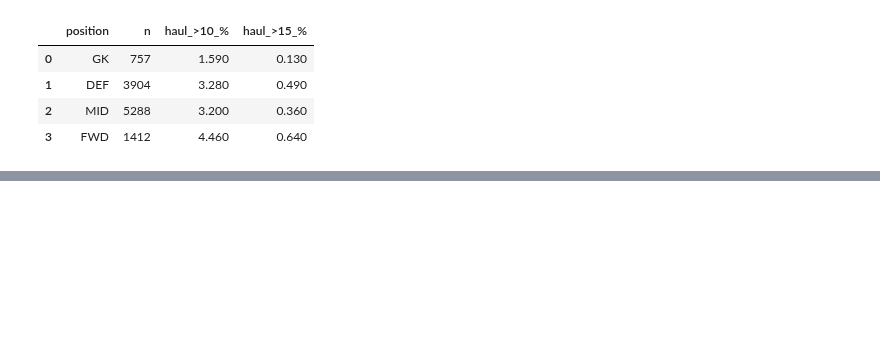
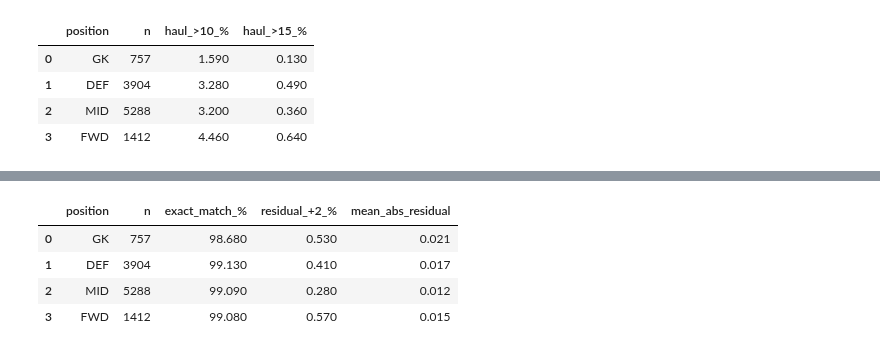
Before and after one commit to gisaf22/fpl-intelligence, a Jupyter notebook: research/foundation/structure/target.ipynb, the cells around one changed output, grey strips where cells are left out. Saved outputs shown, nothing was run; the diff lists cells and outputs as text; code cells hidden in the pictures; blank space fills up the shorter version.

```diff
--- a/research/foundation/structure/target.ipynb
+++ b/research/foundation/structure/target.ipynb
@@ -249 +295,68 @@ display(hauls)
+# %%
+from domain.fpl_scoring import (
+    FULL_APPEARANCE_MIN_MINUTES, FULL_APPEARANCE_POINTS, SHORT_APPEARANCE_POINTS,
+    GOAL_POINTS_GK, GOAL_POINTS_DEF, GOAL_POINTS_MID, GOAL_POINTS_FWD,
+    ASSIST_POINTS,
+    CLEAN_SHEET_POINTS_GK, CLEAN_SHEET_POINTS_DEF, CLEAN_SHEET_POINTS_MID, CLEAN_SHEET_POINTS_FWD,
+    GOALS_CONCEDED_PER_PENALTY, GOALS_CONCEDED_PENALTY_POINTS,
+    GK_SAVES_PER_POINT, GK_PENALTY_SAVE_POINTS,
+    YELLOW_CARD_POINTS, RED_CARD_POINTS,
+    OWN_GOAL_POINTS, PENALTY_MISS_POINTS,
+    defensive_contribution_points,
+)
+
+GOAL_POINTS = {"GK": GOAL_POINTS_GK, "DEF": GOAL_POINTS_DEF, "MID": GOAL_POINTS_MID, "FWD": GOAL_POINTS_FWD}
+CLEAN_SHEET_POINTS = {"GK": CLEAN_SHEET_POINTS_GK, "DEF": CLEAN_SHEET_POINTS_DEF, "MID": CLEAN_SHEET_POINTS_MID, "FWD": CLEAN_SHEET_POINTS_FWD}
+
+position = df["position"]
+appearance_pts = np.where(df["minutes"] >= FULL_APPEARANCE_MIN_MINUTES, FULL_APPEARANCE_POINTS, SHORT_APPEARANCE_POINTS)
+goal_pts = df["goals_scored"] * position.map(GOAL_POINTS)
+assist_pts = df["assists"] * ASSIST_POINTS
+clean_sheet_pts = df["clean_sheets"] * position.map(CLEAN_SHEET_POINTS)
+conceded_pts = np.where(
+    position.isin(["GK", "DEF"]),
+    (df["goals_conceded"] // GOALS_CONCEDED_PER_PENALTY) * GOALS_CONCEDED_PENALTY_POINTS,
+    0,
+)
+save_pts = np.where(position == "GK", df["saves"] // GK_SAVES_PER_POINT, 0)
+penalty_save_pts = df["penalties_saved"] * GK_PENALTY_SAVE_POINTS
+discipline_pts = df["yellow_cards"] * YELLOW_CARD_POINTS + df["red_cards"] * RED_CARD_POINTS
+own_goal_pts = df["own_goals"] * OWN_GOAL_POINTS
+penalty_miss_pts = df["penalties_missed"] * PENALTY_MISS_POINTS
+
+# Defensive Contribution (2025/26): 2pts if the gameweek-summed
+# `defensive_contribution` count meets the position's CBIT/CBIRT threshold.
+# Exact for SGW rows; see the DGW caveat in the markdown above for the small
+# population of double-gameweek rows where this can disagree with FPL's
+# per-fixture-then-summed points.
+dc_pts = np.array([
+    defensive_contribution_points(pos, dc)
+    for pos, dc in zip(position, df["defensive_contribution"])
+])
+
+reconstructed = (
+    appearance_pts + goal_pts + assist_pts + clean_sheet_pts
+    + conceded_pts + save_pts + penalty_save_pts + discipline_pts + df["bonus"]
+    + own_goal_pts + penalty_miss_pts + dc_pts
+)
+residual = df["total_points"] - reconstructed
+
+rows = []
+for pos in POSITIONS:
+    r = residual[position == pos]
+    rows.append({
+        "position": pos,
+        "n": len(r),
+        "exact_match_%": round((r == 0).mean() * 100, 2),
+        "residual_+2_%": round((r == 2).mean() * 100, 2),
+        "mean_abs_residual": round(r.abs().mean(), 3),
+    })
+recon_summary = pd.DataFrame(rows)
+display(recon_summary)
+# %% [output]
+|  | position | n | exact_match_% | residual_+2_% | mean_abs_residual |
+| 0 | GK | 757 | 98.680 | 0.530 | 0.021 |
+| 1 | DEF | 3904 | 99.130 | 0.410 | 0.017 |
+| 2 | MID | 5288 | 99.090 | 0.280 | 0.012 |
+| 3 | FWD | 1412 | 99.080 | 0.570 | 0.015 |
 # %% [markdown]
```
Also changed, not shown: parts of 7 cells of this notebook, 22 other files.
